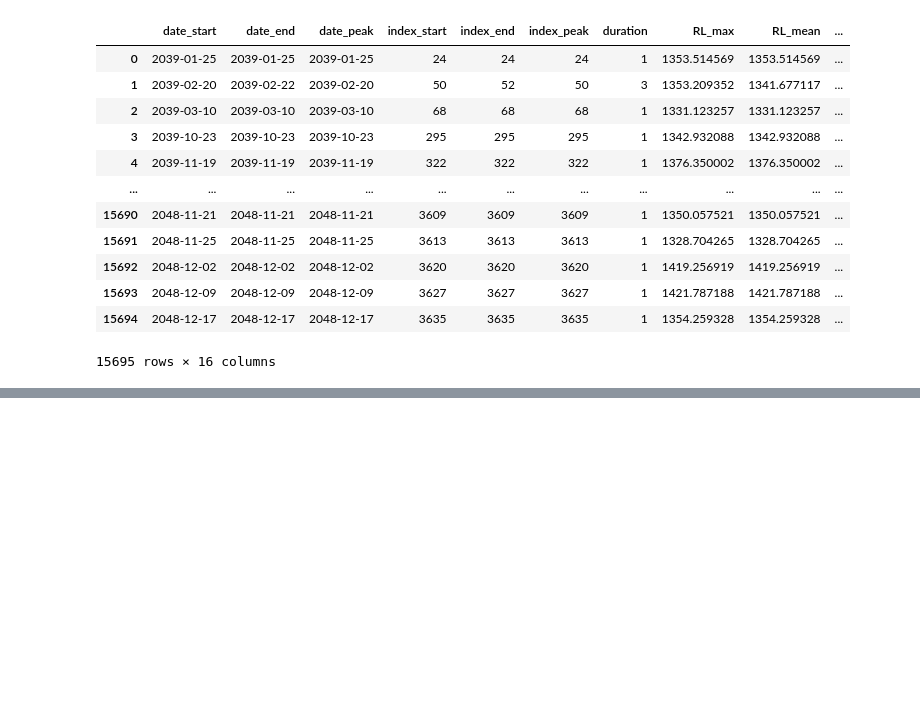
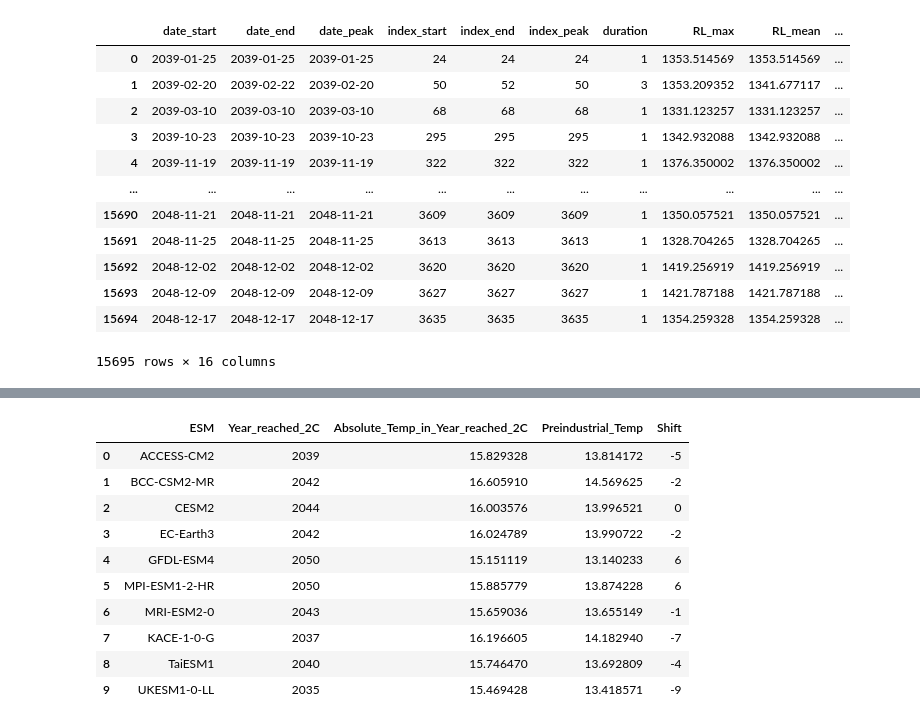
Before and after one commit to O-Nennecke/RL_2026_paper, a Jupyter notebook: 07_LEE_Detection/LEE_Detection_future.ipynb, the cells around one changed output, grey strips where cells are left out. Saved outputs shown, nothing was run; the diff lists cells and outputs as text; code cells hidden in the pictures; blank space fills up the shorter version.

```diff
--- a/07_LEE_Detection/LEE_Detection_future.ipynb
+++ b/07_LEE_Detection/LEE_Detection_future.ipynb
@@ -685,0 +688,4 @@ LEE_vl
+# %%
+# Read this file
+warming_thresholds = pd.read_csv('/home/onennecke/CMIP_models/warming_thresholds.csv')
+warming_thresholds
@@ -685,0 +704,15 @@ LEE_vl
+# %%
+warming_thresholds['Shift'] = warming_thresholds['Year_reached_2C'] - 2044
+warming_thresholds
+# %% [output]
+|  | ESM | Year_reached_2C | Absolute_Temp_in_Year_reached_2C | Preindustrial_Temp | Shift |
+| 0 | ACCESS-CM2 | 2039 | 15.829328 | 13.814172 | -5 |
+| 1 | BCC-CSM2-MR | 2042 | 16.605910 | 14.569625 | -2 |
+| 2 | CESM2 | 2044 | 16.003576 | 13.996521 | 0 |
+| 3 | EC-Earth3 | 2042 | 16.024789 | 13.990722 | -2 |
+| 4 | GFDL-ESM4 | 2050 | 15.151119 | 13.140233 | 6 |
+| 5 | MPI-ESM1-2-HR | 2050 | 15.885779 | 13.874228 | 6 |
+| 6 | MRI-ESM2-0 | 2043 | 15.659036 | 13.655149 | -1 |
+| 7 | KACE-1-0-G | 2037 | 16.196605 | 14.182940 | -7 |
+| 8 | TaiESM1 | 2040 | 15.746470 | 13.692809 | -4 |
+| 9 | UKESM1-0-LL | 2035 | 15.469428 | 13.418571 | -9 |
```
Also changed, not shown: parts of 9 cells of this notebook, 28 other files.
